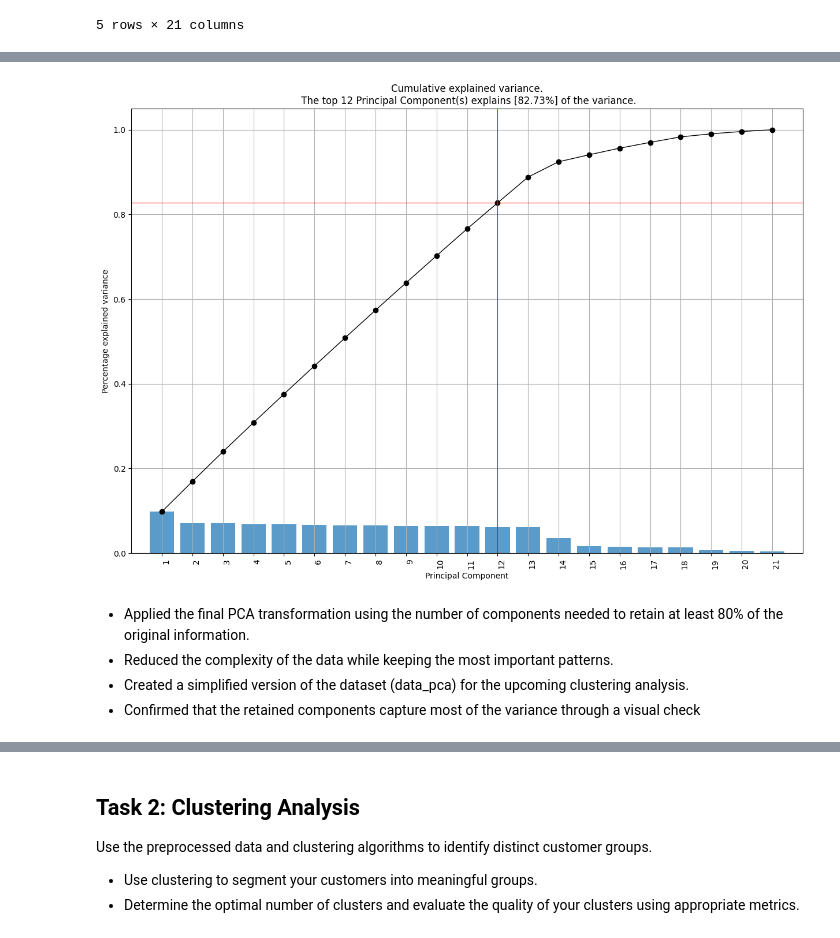
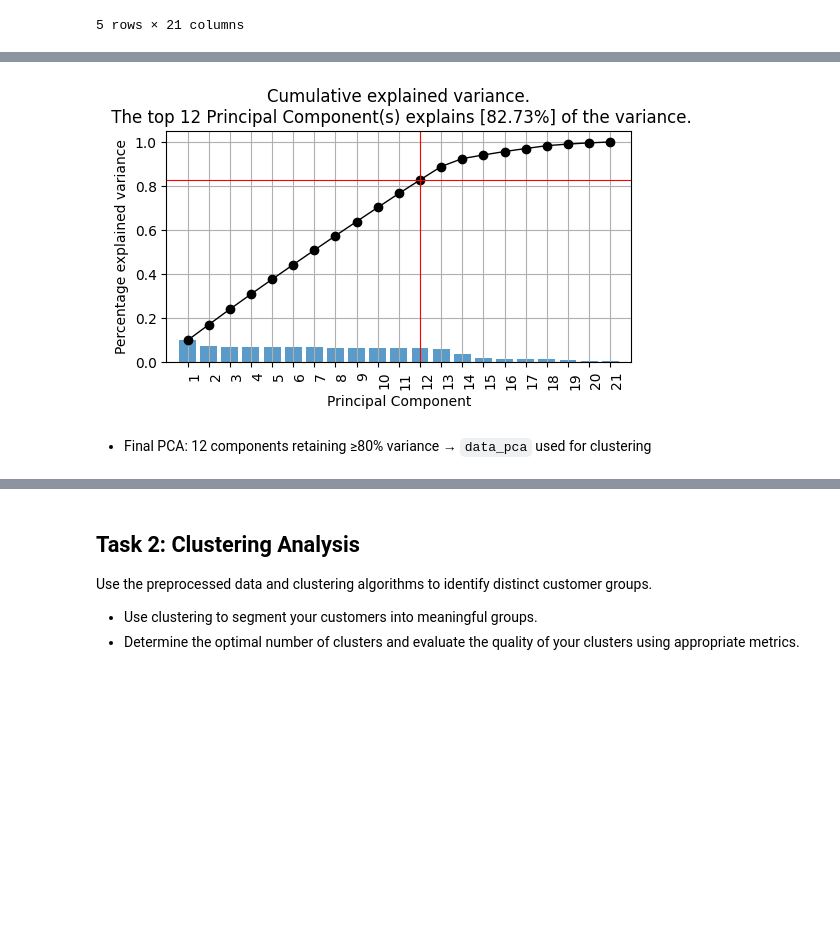
Before and after one commit to nncsimo/DSML2526, a Jupyter notebook: Abgabe/Assignment_03_3214721.ipynb, the cells around one changed output, grey strips where cells are left out. Saved outputs shown, nothing was run; the diff lists cells and outputs as text; code cells hidden in the pictures; blank space fills up the shorter version.

```diff
--- a/Abgabe/Assignment_03_3214721.ipynb
+++ b/Abgabe/Assignment_03_3214721.ipynb
@@ -636,12 +558,9 @@ data_pca = pca_result['PC']
 # %%
 #plot cumulative explained variance
-fig, ax = model.plot()
+fig, ax = model.plot(figsize=(6, 3))
 # %% [output]
-[figure, old version]
+[figure, new version]
 # %% [markdown]
-- Applied the final PCA transformation using the number of components needed to retain at least 80% of the original information.
-- Reduced the complexity of the data while keeping the most important patterns.
-- Created a simplified version of the dataset (data_pca) for the upcoming clustering analysis.
-- Confirmed that the retained components capture most of the variance through a visual check
+- Final PCA: 12 components retaining ≥80% variance → `data_pca` used for clustering
 # %%
 #Biplot showing both data points and feature loadings
```
Also changed, not shown: parts of 65 cells of this notebook.
